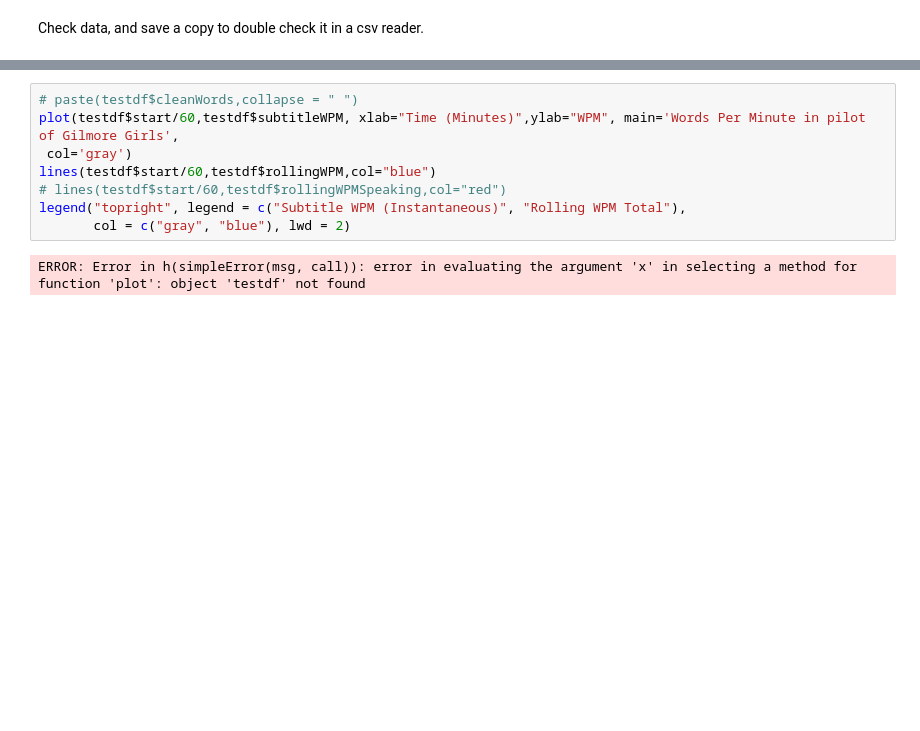
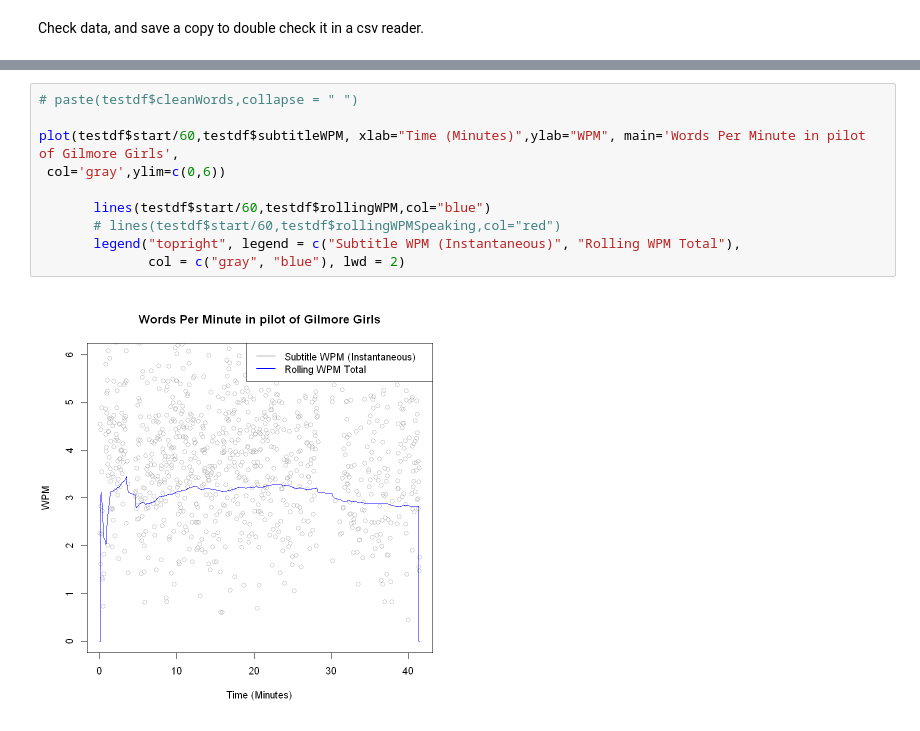
Before and after one commit to JaimeNufio/Chattiness, a Jupyter notebook: analysis.ipynb, the cells around one changed output, grey strips where cells are left out. Cells and saved outputs as stored; diff of their text form; blank space fills up the shorter version.

```diff
--- a/analysis.ipynb
+++ b/analysis.ipynb
@@ -123,10 +138,12 @@ A data.frame: 6 × 11
 # %%
 # paste(testdf$cleanWords,collapse = " ")
+
 plot(testdf$start/60,testdf$subtitleWPM, xlab="Time (Minutes)",ylab="WPM", main='Words Per Minute in pilot of Gilmore Girls',
- col='gray')
-lines(testdf$start/60,testdf$rollingWPM,col="blue")
-# lines(testdf$start/60,testdf$rollingWPMSpeaking,col="red")
-legend("topright", legend = c("Subtitle WPM (Instantaneous)", "Rolling WPM Total"),
-       col = c("gray", "blue"), lwd = 2)
+ col='gray',ylim=c(0,6))
+
+       lines(testdf$start/60,testdf$rollingWPM,col="blue")
+       # lines(testdf$start/60,testdf$rollingWPMSpeaking,col="red")
+       legend("topright", legend = c("Subtitle WPM (Instantaneous)", "Rolling WPM Total"),
+              col = c("gray", "blue"), lwd = 2)
 # %% [output]
-ERROR: Error in h(simpleError(msg, call)): error in evaluating the argument 'x' in selecting a method for function 'plot': object 'testdf' not found
+[figure, added]
```
Also changed, not shown: parts of 4 cells of this notebook.
